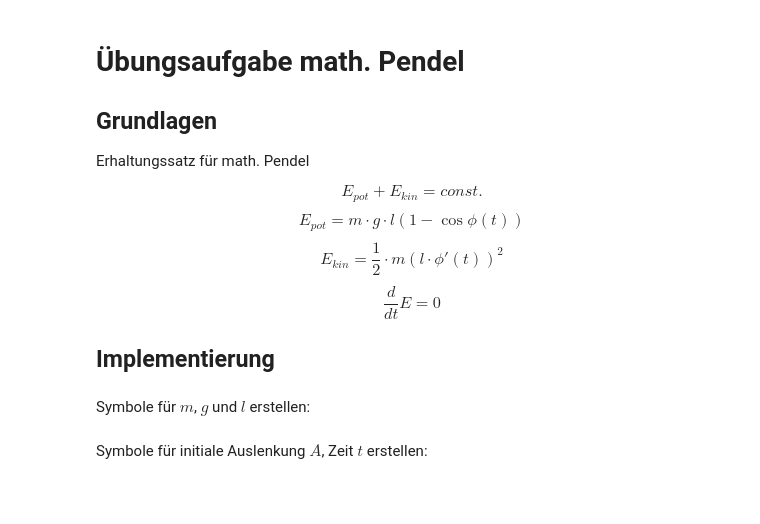
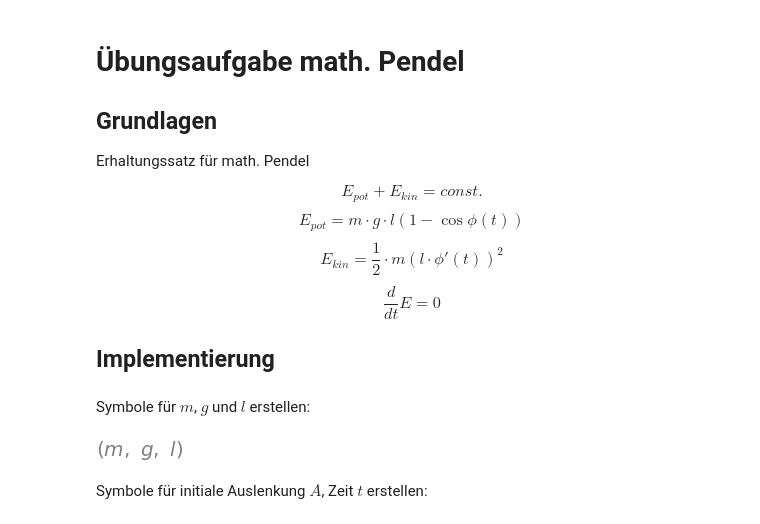
Before and after one commit to K-Ibadullaev/Py4NE, a Jupyter notebook: Tag02/übungen/sympy_pendel_luecke.ipynb, the cells around one changed output. Drawn from its saved outputs; the diff is of its cells as text; code cells hidden in the pictures; blank space fills up the shorter version.

```diff
--- a/Tag02/übungen/sympy_pendel_luecke.ipynb
+++ b/Tag02/übungen/sympy_pendel_luecke.ipynb
@@ -18,8 +18,12 @@ import matplotlib.pyplot as plt
 sp.init_printing(use_unicode=True)
 # %% [markdown]
 Symbole für $m$, $g$ und $l$ erstellen:
+# %%
+m, g, le= sp.symbols('m, g, l', real=True, nonnegative=True,nonzero=True)
 # %%
-m, g, le =
+m, g, le
+# %% [output]
+[figure, added]
 # %% [markdown]
 Symbole für initiale Auslenkung $A$, Zeit $t$ erstellen:
 # %%
```
Also changed, not shown: parts of 17 cells of this notebook, 29 other files.
